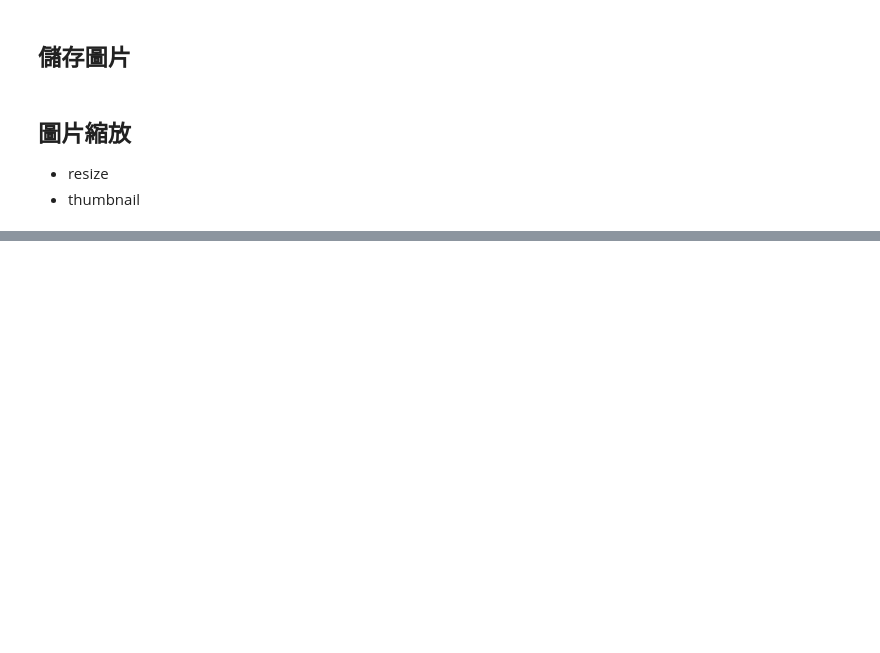
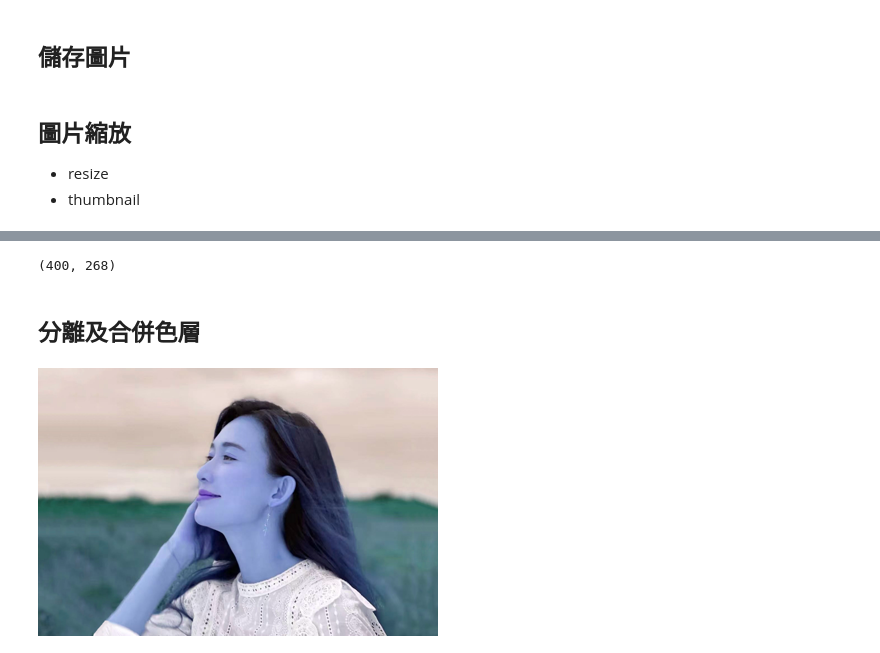
Before and after one commit to Kuo2022/20220702-python, a Jupyter notebook: 20220716.ipynb, the cells around one changed output, grey strips where cells are left out. Drawn from its saved outputs; the diff is of its cells as text; code cells hidden in the pictures; blank space fills up the shorter version.

```diff
--- a/20220716.ipynb
+++ b/20220716.ipynb
@@ -408,0 +429,2 @@ im
+# %%
+im3 = im.copy()
@@ -408,0 +437,13 @@ im
+# %%
+im3.size
+# %% [output]
+(400, 268)
+# %% [markdown]
+## 分離及合併色層
+# %%
+r, g, b = im3.split()
+im4 = Image.merge("RGB", (b, g, r))
+# %%
+im4
+# %% [output]
+[figure, added]
```
Also changed, not shown: parts of 17 cells of this notebook.
